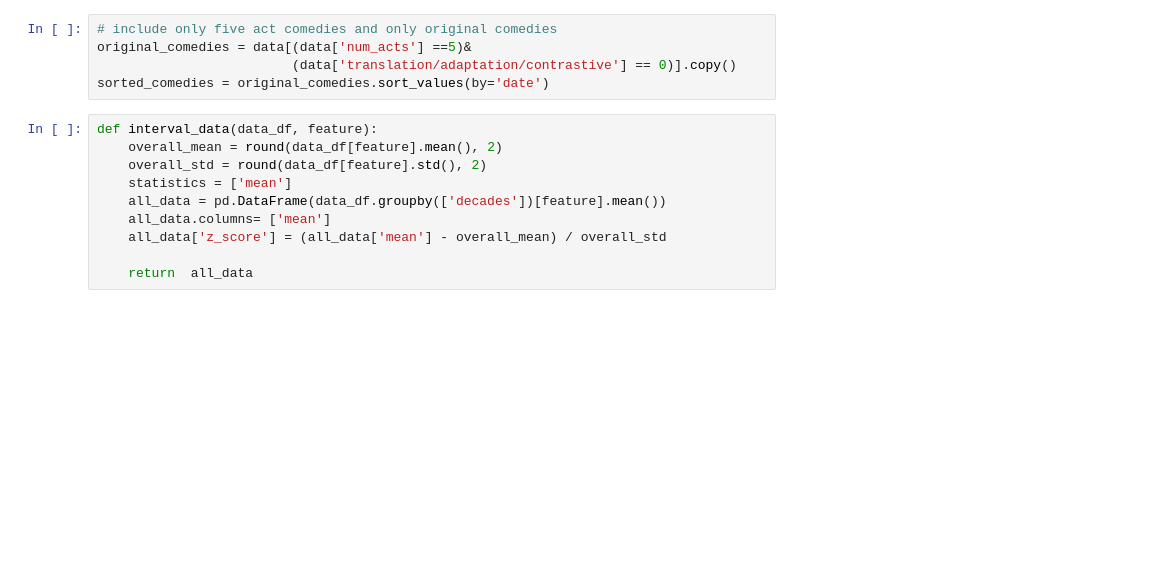
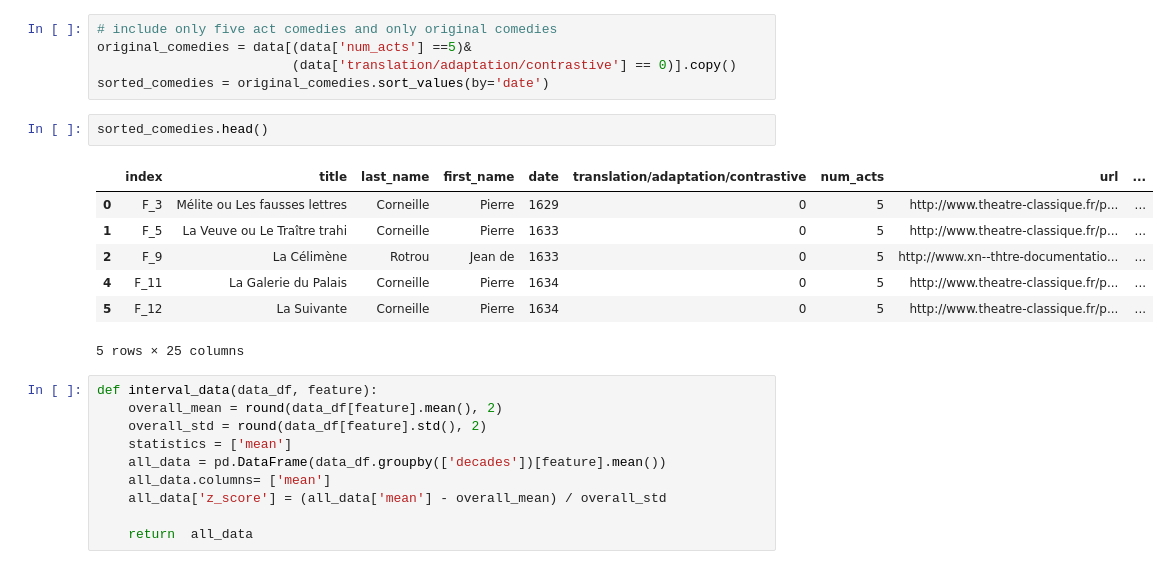
Before and after one commit to innawendell/European_Comedy, a Jupyter notebook: Analyses/Open_Form_Scores_Evolution.ipynb, the cells around one changed output. Drawn from its saved outputs; the diff is of its cells as text; blank space fills up the shorter version.

```diff
--- a/Analyses/Open_Form_Scores_Evolution.ipynb
+++ b/Analyses/Open_Form_Scores_Evolution.ipynb
@@ -26,6 +26,16 @@ data = pd.read_csv('../French_Comedies/Data/French_Comedies_Data.csv')
 original_comedies = data[(data['num_acts'] ==5)&
                          (data['translation/adaptation/contrastive'] == 0)].copy()
 sorted_comedies = original_comedies.sort_values(by='date')
+# %%
+sorted_comedies.head()
+# %% [output]
+|  | index | title | last_name | first_name | date | translation/adaptation/contrastive | num_acts | url | ... |
+| 0 | F_3 | Mélite ou Les fausses lettres | Corneille | Pierre | 1629 | 0 | 5 | http://www.theatre-classique.fr/p... | ... |
+| 1 | F_5 | La Veuve ou Le Traître trahi | Corneille | Pierre | 1633 | 0 | 5 | http://www.theatre-classique.fr/p... | ... |
+| 2 | F_9 | La Célimène | Rotrou | Jean de | 1633 | 0 | 5 | http://www.xn--thtre-documentatio... | ... |
+| 4 | F_11 | La Galerie du Palais | Corneille | Pierre | 1634 | 0 | 5 | http://www.theatre-classique.fr/p... | ... |
+| 5 | F_12 | La Suivante | Corneille | Pierre | 1634 | 0 | 5 | http://www.theatre-classique.fr/p... | ... |
+5 rows × 25 columns
 # %%
 def interval_data(data_df, feature):
     overall_mean = round(data_df[feature].mean(), 2)
```
Also changed, not shown: parts of 7 cells of this notebook.
